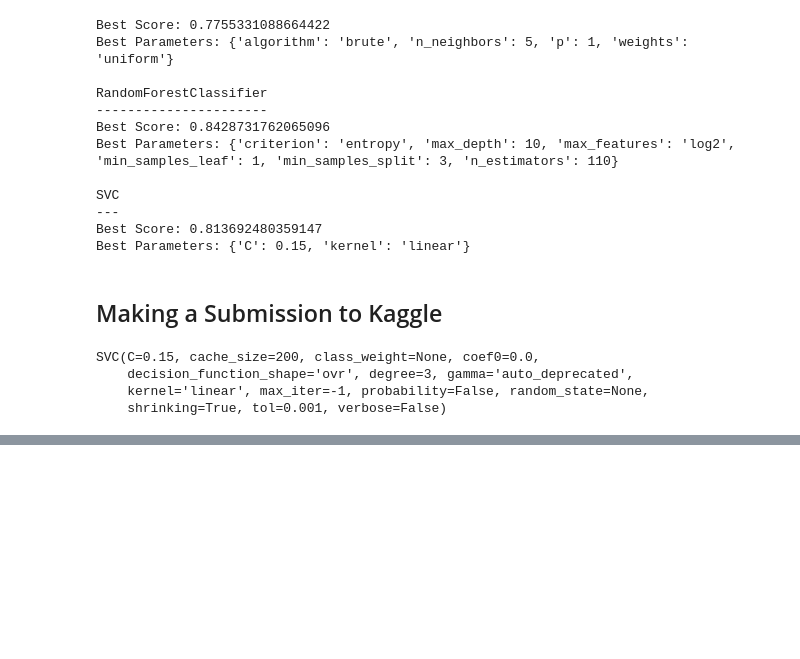
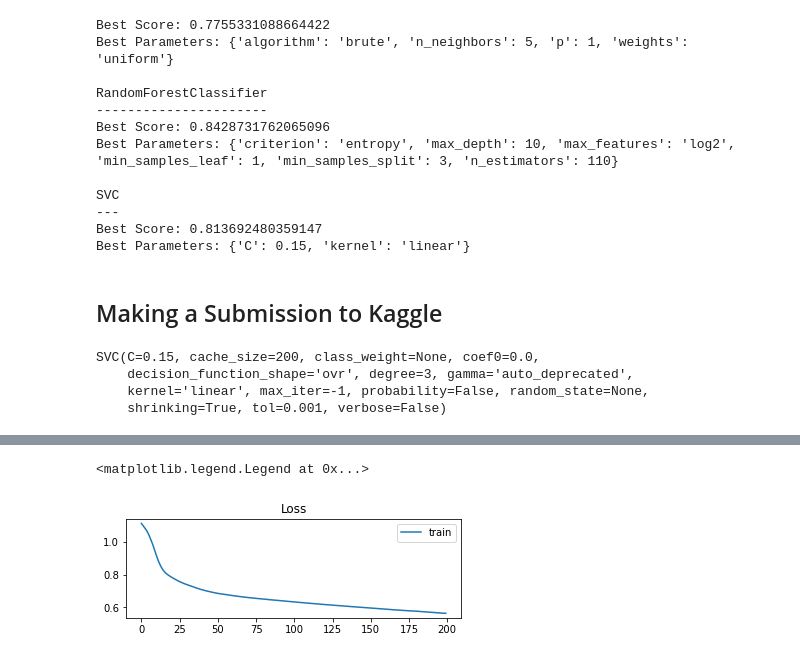
Before and after one commit to ifty500/Kaggle-Workflow-Competition, a Jupyter notebook: Creating a Kaggle Workflow Titanic Dataset/Titanic_Survivor_Prediction_project_new_trial.ipynb, the cells around one changed output, grey strips where cells are left out. Drawn from its saved outputs; the diff is of its cells as text; code cells hidden in the pictures; blank space fills up the shorter version.

```diff
--- a/Creating a Kaggle Workflow Titanic Dataset/Titanic_Survivor_Prediction_project_new_trial.ipynb
+++ b/Creating a Kaggle Workflow Titanic Dataset/Titanic_Survivor_Prediction_project_new_trial.ipynb
@@ -381,3 +405,9 @@ SVC(C=0.15, cache_size=200, class_weight=None, coef0=0.0,
     decision_function_shape='ovr', degree=3, gamma='auto_deprecated',
     kernel='linear', max_iter=-1, probability=False, random_state=None,
     shrinking=True, tol=0.001, verbose=False)
+# %%
+# Neural Network
+
+X_train= train.drop(['PassengerId','Survived','Cabin_type_T'], axis=1)
+y_train = train['Survived']
+X_test = holdout.drop(['PassengerId'], axis=1)
@@ -383,0 +442,12 @@ SVC(C=0.15, cache_size=200, class_weight=None, coef0=0.0,
+# %%
+# Initialize StandardScaler
+from sklearn.preprocessing import StandardScaler
+sc=StandardScaler()
+
+# Transform the training data
+X_train_sc = sc.fit_transform(X_train)
+X_train_sc = pd.DataFrame(X_train_sc,columns=X_test.columns)
+
+# Transform the testing data
+X_test_sc=sc.transform(X_test)
+X_test_sc=pd.DataFrame(X_test_sc,columns=X_train.columns)
@@ -383,0 +633,2 @@ SVC(C=0.15, cache_size=200, class_weight=None, coef0=0.0,
+# %%
+history = model.fit(X_train_sc, y_train, epochs=200, batch_size=20, verbose=1, shuffle=False)
@@ -383,0 +653,9 @@ SVC(C=0.15, cache_size=200, class_weight=None, coef0=0.0,
+# %%
+plt.subplot(211)
+plt.title('Loss')
+plt.plot(history.history['loss'], label='train')
+# pyplot.plot(history.history['val_loss'], label='test')
+plt.legend()
+# %% [output]
+<matplotlib.legend.Legend at 0x...>
+[figure, added]
```
Also changed, not shown: parts of 37 cells of this notebook, 2 other files.
